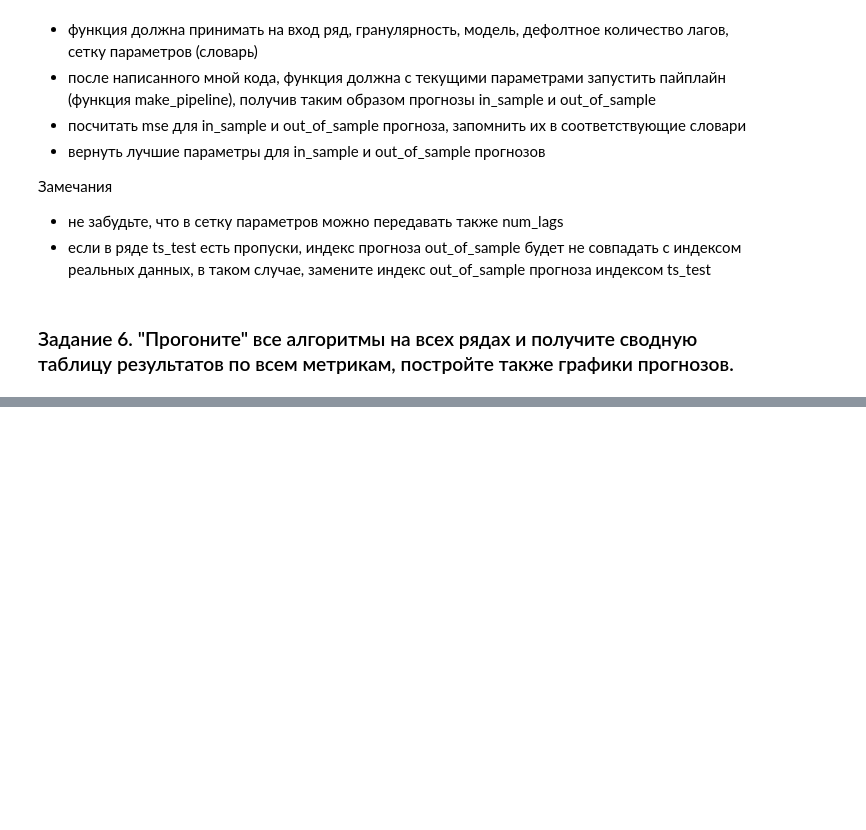
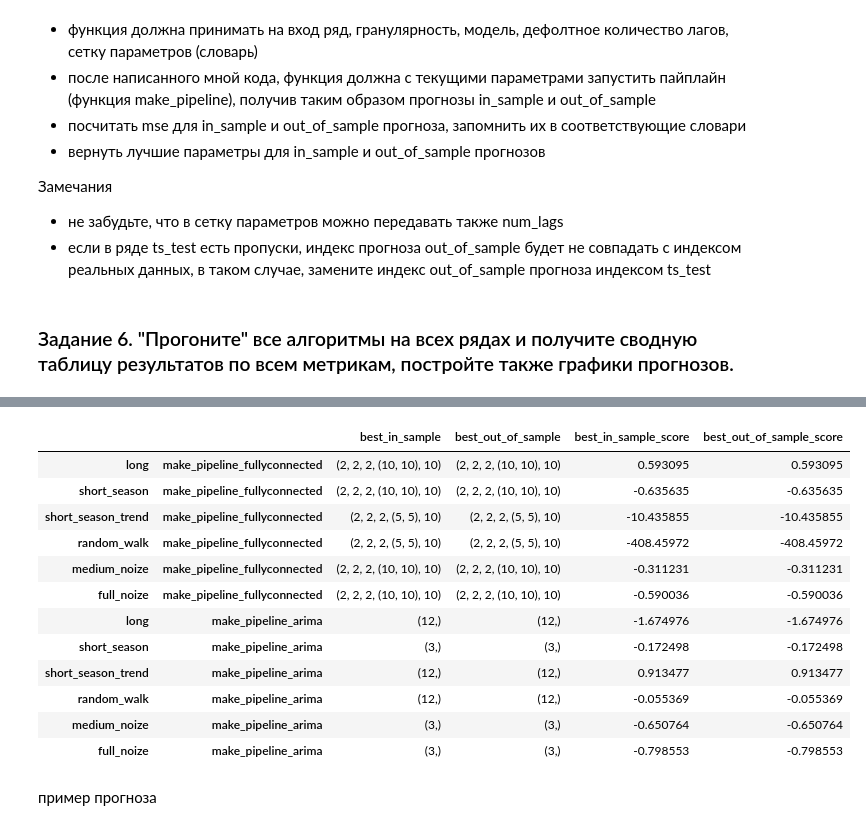
Before and after one commit to ksetdekov/ts_march_2023, a Jupyter notebook: week_3/models_comparison_Кирилл_С.ipynb, the cells around one changed output, grey strips where cells are left out. Cells and saved outputs as stored; diff of their text form; code cells hidden in the pictures; blank space fills up the shorter version.

```diff
--- a/week_3/models_comparison_Кирилл_С.ipynb
+++ b/week_3/models_comparison_Кирилл_С.ipynb
@@ -379,0 +702,39 @@ def hyperparameters_search(ts, granularity, model, num_lags, param_grid, verbose
+# %%
+models = [
+    make_pipeline_arima]
+
+# for each of the time series and each of the models find the best hyperparameters and the corresponding r2 score
+results = {}
+# tqdm is a progress bar of time series
+for ts_name, ts in tqdm(time_series.items()):
+    # tqdm is a progress bar of models
+    for model in tqdm(models):
+        # if the model is make_pipeline_arima, use the following param_grid
+        if model == make_pipeline_arima:
+            param_grid = {
+                "period": [3, 12],
+            }
+        # if the model is make_pipeline_fullyconnected, use the following param_grid
+        elif model == make_pipeline_fullyconnected:
+            param_grid = {
+                "num_lags_in": [2],
+                "num_lags_out": [2],
+                "hidden_layers": [2],
+                "units": [(10, 10), (5, 5)],
+                "epochs": [10]
+            }
+
+        best_in_sample, best_out_of_sample, best_in_sample_score, best_out_of_sample_score = hyperparameters_search(
+            ts,
+            2,
+            model,
+            10,
+            param_grid,
+            verbose=True
+        )
+        results[(ts_name, model.__name__)] = {
+            "best_in_sample": best_in_sample,
+            "best_out_of_sample": best_out_of_sample,
+            "best_in_sample_score": best_in_sample_score,
+            "best_out_of_sample_score": best_out_of_sample_score
+        }
@@ -379,0 +919,21 @@ def hyperparameters_search(ts, granularity, model, num_lags, param_grid, verbose
+# %%
+auto_arima_results = pd.DataFrame(results).T
+# %%
+joined = pd.concat([fc, auto_arima_results], axis=0)
+joined
+# %% [output]
+|  |  | best_in_sample | best_out_of_sample | best_in_sample_score | best_out_of_sample_score |
+| long | make_pipeline_fullyconnected | (2, 2, 2, (10, 10), 10) | (2, 2, 2, (10, 10), 10) | 0.593095 | 0.593095 |
+| short_season | make_pipeline_fullyconnected | (2, 2, 2, (10, 10), 10) | (2, 2, 2, (10, 10), 10) | -0.635635 | -0.635635 |
+| short_season_trend | make_pipeline_fullyconnected | (2, 2, 2, (5, 5), 10) | (2, 2, 2, (5, 5), 10) | -10.435855 | -10.435855 |
+| random_walk | make_pipeline_fullyconnected | (2, 2, 2, (5, 5), 10) | (2, 2, 2, (5, 5), 10) | -408.45972 | -408.45972 |
+| medium_noize | make_pipeline_fullyconnected | (2, 2, 2, (10, 10), 10) | (2, 2, 2, (10, 10), 10) | -0.311231 | -0.311231 |
+| full_noize | make_pipeline_fullyconnected | (2, 2, 2, (10, 10), 10) | (2, 2, 2, (10, 10), 10) | -0.590036 | -0.590036 |
+| long | make_pipeline_arima | (12,) | (12,) | -1.674976 | -1.674976 |
+| short_season | make_pipeline_arima | (3,) | (3,) | -0.172498 | -0.172498 |
+| short_season_trend | make_pipeline_arima | (12,) | (12,) | 0.913477 | 0.913477 |
+| random_walk | make_pipeline_arima | (12,) | (12,) | -0.055369 | -0.055369 |
+| medium_noize | make_pipeline_arima | (3,) | (3,) | -0.650764 | -0.650764 |
+| full_noize | make_pipeline_arima | (3,) | (3,) | -0.798553 | -0.798553 |
+# %% [markdown]
+пример прогноза
```
Also changed, not shown: parts of 15 cells of this notebook, 1 other file.
